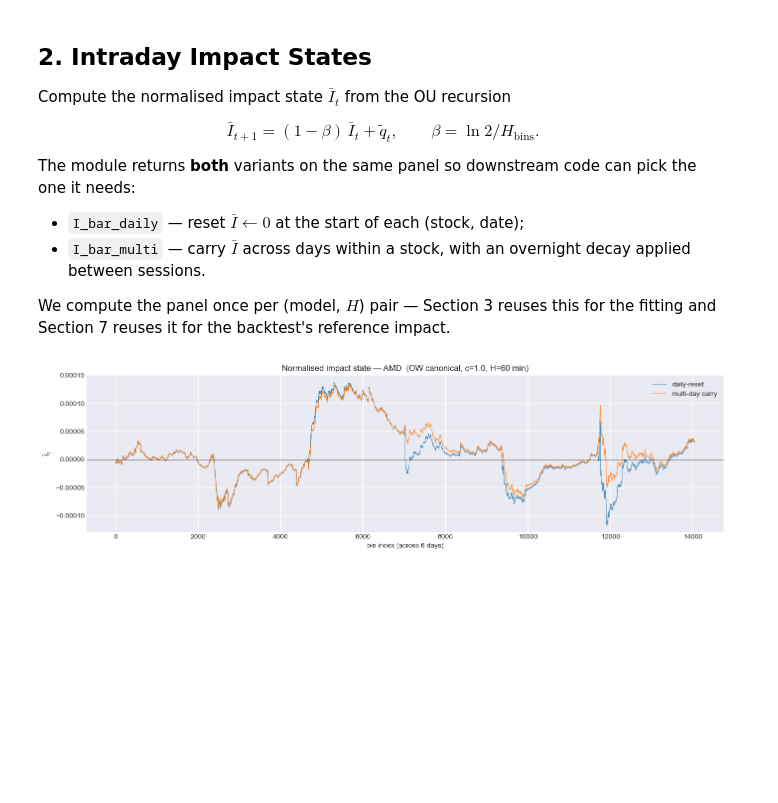
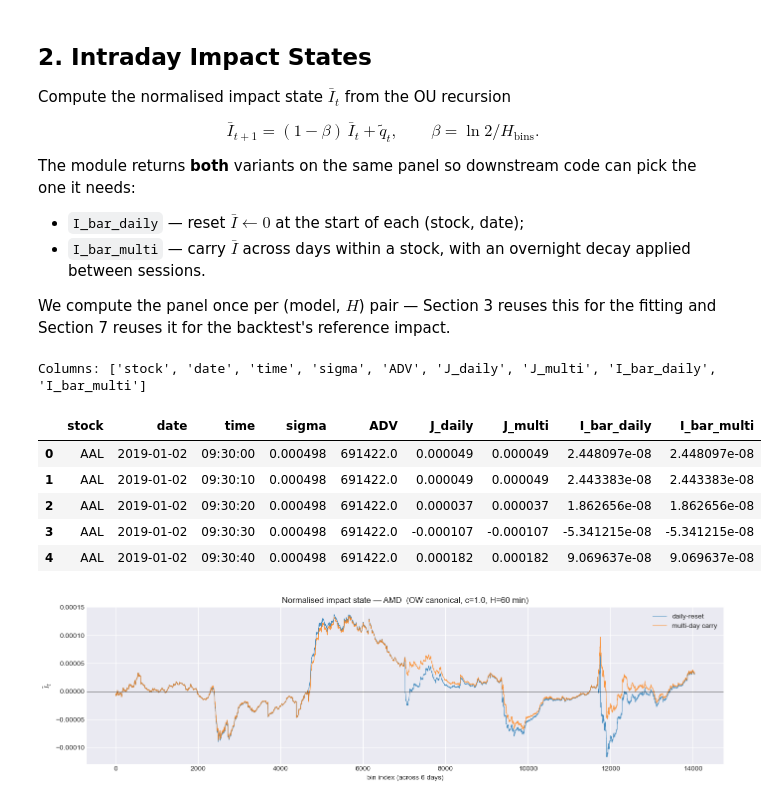
Before and after one commit to christopher-dybdahl/price_impact_optimal_execution, a Jupyter notebook: final_pipeline.ipynb, the cells around one changed output. Cells and saved outputs as stored; diff of their text form; code cells hidden in the pictures; blank space fills up the shorter version.

```diff
--- a/final_pipeline.ipynb
+++ b/final_pipeline.ipynb
@@ -117,23 +119,34 @@ We compute the panel once per (model, $H$) pair — Section 3 reuses this for th
 # %%
 # Canonical AFS-family pipeline — single source of truth (see impact_states.py).
 # Linear OU on q/ADV; concave shape applied OUTSIDE via apply_concavity().
 #   c = 1.0 → OW linear
 #   c = 0.5 → canonical AFS (sqrt)
 H_FIT = 60.0  # half-life in minutes (revisited by the grid search below; H*=52.5 hardcoded later)
 C_OW = 1.0
 C_AFS = 0.5
 MODELS = {"ow": C_OW, "afs": C_AFS}
 
 impact_panels = {
     name: pi.compute_impact_states(
-        data, daily_stats, half_life_minutes=H_FIT, c=c_val,
+        data,
+        daily_stats,
+        half_life_minutes=H_FIT,
+        c=c_val,
     )
     for name, c_val in MODELS.items()
 }
 
 imp = impact_panels["ow"]
 print("Columns:", imp.columns.tolist())
 imp.head()
+# %% [output]
+Columns: ['stock', 'date', 'time', 'sigma', 'ADV', 'J_daily', 'J_multi', 'I_bar_daily', 'I_bar_multi']
+|  | stock | date | time | sigma | ADV | J_daily | J_multi | I_bar_daily | I_bar_multi |
+| 0 | AAL | 2019-01-02 | 09:30:00 | 0.000498 | 691422.0 | 0.000049 | 0.000049 | 2.448097e-08 | 2.448097e-08 |
+| 1 | AAL | 2019-01-02 | 09:30:10 | 0.000498 | 691422.0 | 0.000049 | 0.000049 | 2.443383e-08 | 2.443383e-08 |
+| 2 | AAL | 2019-01-02 | 09:30:20 | 0.000498 | 691422.0 | 0.000037 | 0.000037 | 1.862656e-08 | 1.862656e-08 |
+| 3 | AAL | 2019-01-02 | 09:30:30 | 0.000498 | 691422.0 | -0.000107 | -0.000107 | -5.341215e-08 | -5.341215e-08 |
+| 4 | AAL | 2019-01-02 | 09:30:40 | 0.000498 | 691422.0 | 0.000182 | 0.000182 | 9.069637e-08 | 9.069637e-08 |
 # %%
 # Quick visual: daily-reset vs multi-day Ī for one (stock, range of dates).
 stock_demo = panel.stocks[0]
```
Also changed, not shown: parts of 12 cells of this notebook, 20 other files.
